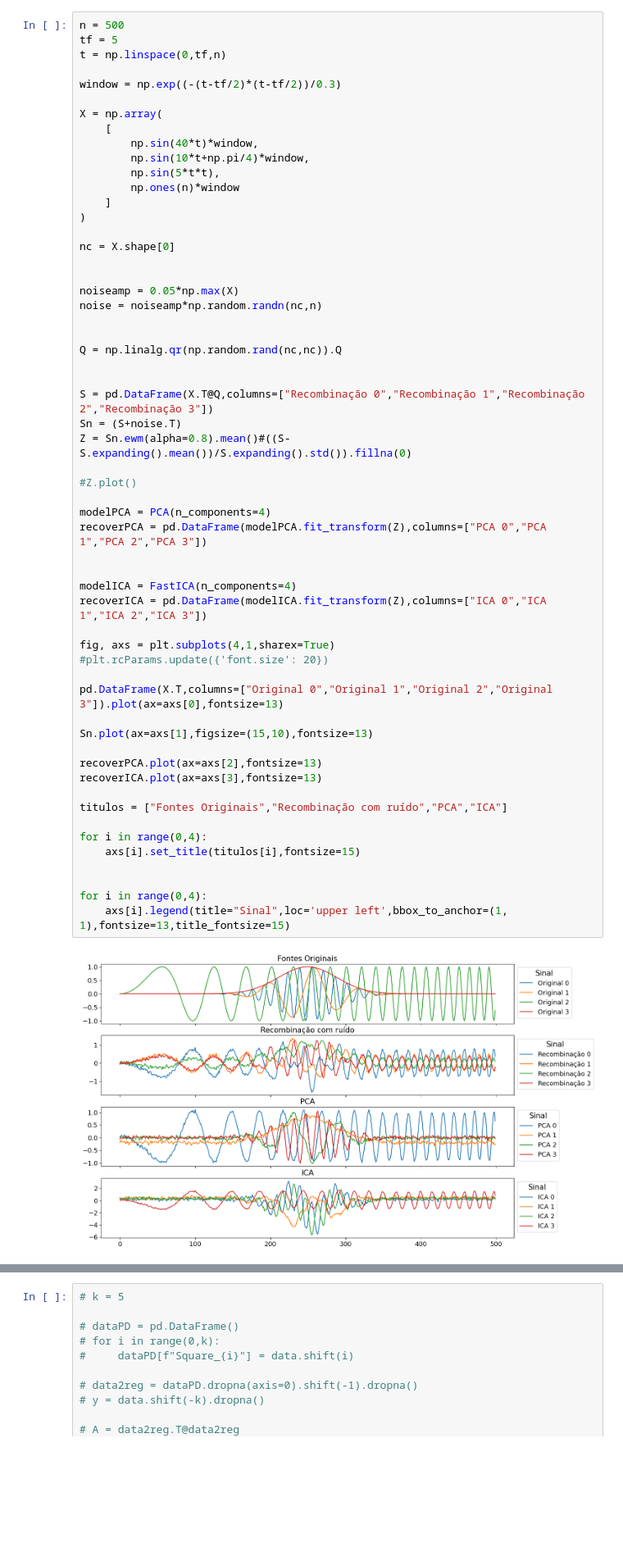
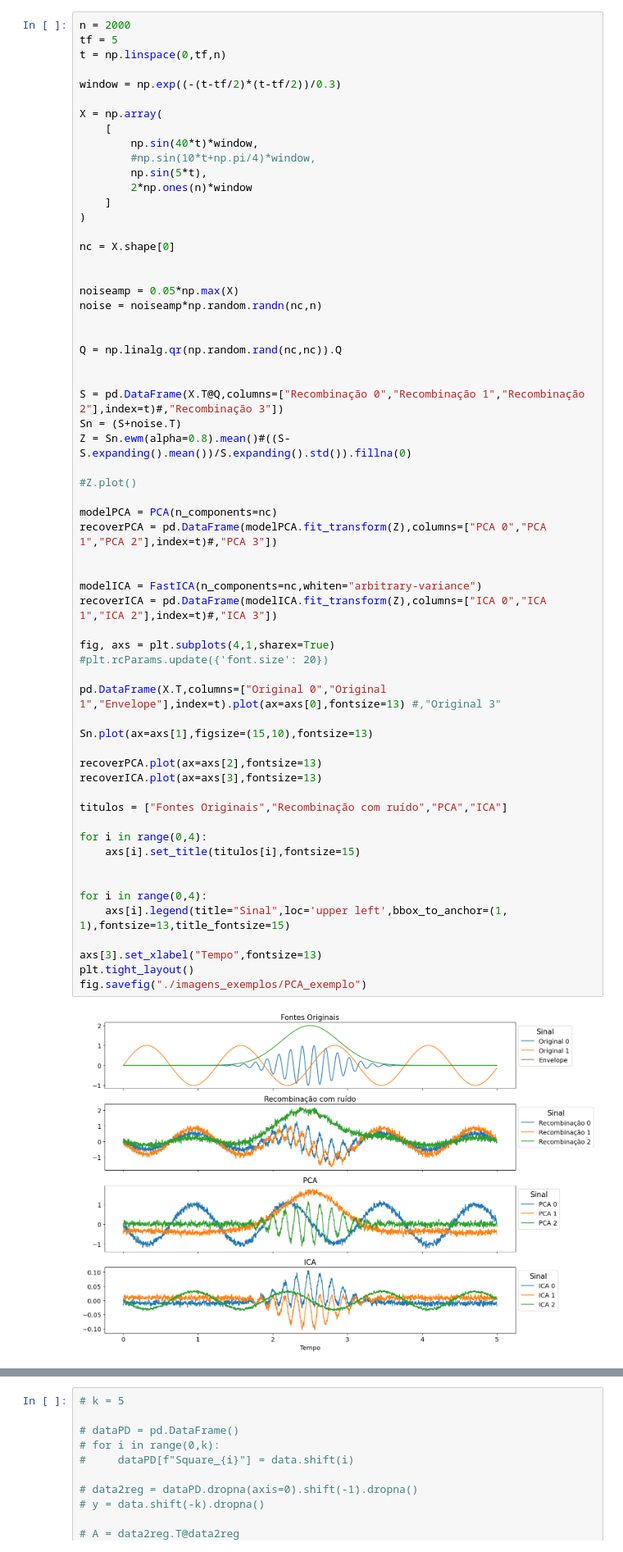
Before and after one commit to RL2-SP3/LISSA, a Jupyter notebook: examples/method_examples/exemplos.ipynb, the cells around one changed output, grey strips where cells are left out. Shown at 82% size. Cells and saved outputs as stored; diff of their text form; blank space fills up the shorter version.

```diff
--- a/examples/method_examples/exemplos.ipynb
+++ b/examples/method_examples/exemplos.ipynb
@@ -12,5 +12,5 @@ from scipy import signal
 # %%
-n = 500
+n = 2000
 tf = 5
 t = np.linspace(0,tf,n)
 
@@ -19,9 +19,9 @@ window = np.exp((-(t-tf/2)*(t-tf/2))/0.3)
 X = np.array(
     [
         np.sin(40*t)*window,
-        np.sin(10*t+np.pi/4)*window,
-        np.sin(5*t*t),
-        np.ones(n)*window
+        #np.sin(10*t+np.pi/4)*window,
+        np.sin(5*t),
+        2*np.ones(n)*window
     ]
 )
 
@@ -34,40 +34,44 @@ noise = noiseamp*np.random.randn(nc,n)
 
 Q = np.linalg.qr(np.random.rand(nc,nc)).Q
 
 
-S = pd.DataFrame(X.T@Q,columns=["Recombinação 0","Recombinação 1","Recombinação 2","Recombinação 3"])
+S = pd.DataFrame(X.T@Q,columns=["Recombinação 0","Recombinação 1","Recombinação 2"],index=t)#,"Recombinação 3"])
 Sn = (S+noise.T)
 Z = Sn.ewm(alpha=0.8).mean()#((S-S.expanding().mean())/S.expanding().std()).fillna(0)
 
 #Z.plot()
 
-modelPCA = PCA(n_components=4)
-recoverPCA = pd.DataFrame(modelPCA.fit_transform(Z),columns=["PCA 0","PCA 1","PCA 2","PCA 3"])
+modelPCA = PCA(n_components=nc)
+recoverPCA = pd.DataFrame(modelPCA.fit_transform(Z),columns=["PCA 0","PCA 1","PCA 2"],index=t)#,"PCA 3"])
 
 
-modelICA = FastICA(n_components=4)
-recoverICA = pd.DataFrame(modelICA.fit_transform(Z),columns=["ICA 0","ICA 1","ICA 2","ICA 3"])
+modelICA = FastICA(n_components=nc,whiten="arbitrary-variance")
+recoverICA = pd.DataFrame(modelICA.fit_transform(Z),columns=["ICA 0","ICA 1","ICA 2"],index=t)#,"ICA 3"])
 
 fig, axs = plt.subplots(4,1,sharex=True)
 #plt.rcParams.update({'font.size': 20})
 
-pd.DataFrame(X.T,columns=["Original 0","Original 1","Original 2","Original 3"]).plot(ax=axs[0],fontsize=13)
+pd.DataFrame(X.T,columns=["Original 0","Original 1","Envelope"],index=t).plot(ax=axs[0],fontsize=13) #,"Original 3"
 
 Sn.plot(ax=axs[1],figsize=(15,10),fontsize=13)
 
 recoverPCA.plot(ax=axs[2],fontsize=13)
 recoverICA.plot(ax=axs[3],fontsize=13)
 
 titulos = ["Fontes Originais","Recombinação com ruído","PCA","ICA"]
 
 for i in range(0,4):
     axs[i].set_title(titulos[i],fontsize=15)
 
 
 for i in range(0,4):
     axs[i].legend(title="Sinal",loc='upper left',bbox_to_anchor=(1, 1),fontsize=13,title_fontsize=15)
+
+axs[3].set_xlabel("Tempo",fontsize=13)
+plt.tight_layout()
+fig.savefig("./imagens_exemplos/PCA_exemplo")
 # %% [output]
-[figure, old version]
+[figure, new version]
 # %%
 np.random.seed(19640822)
 n_samples = 2000
```
Also changed, not shown: parts of 8 cells of this notebook, 1 other file.
